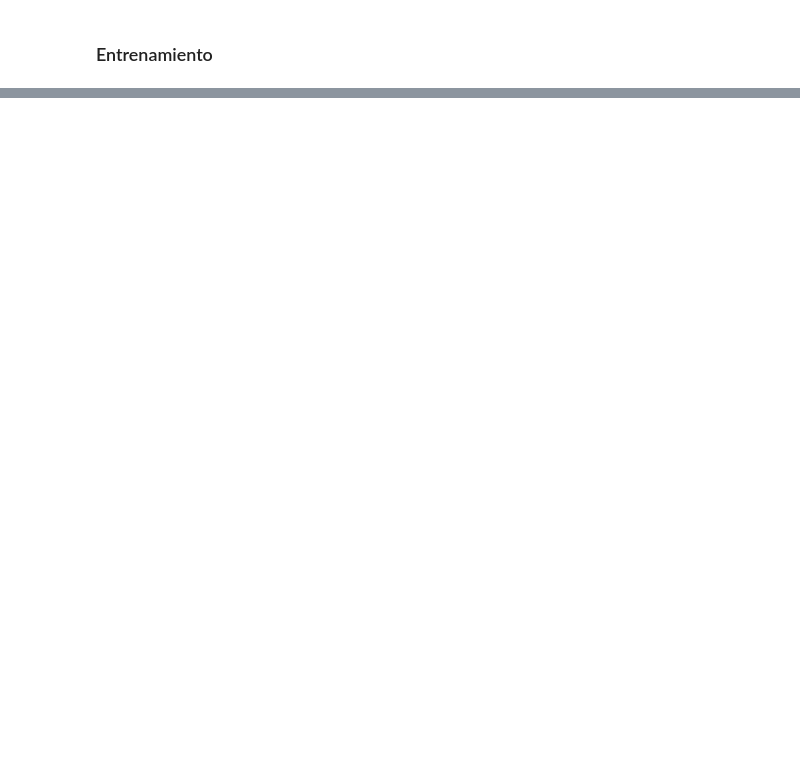
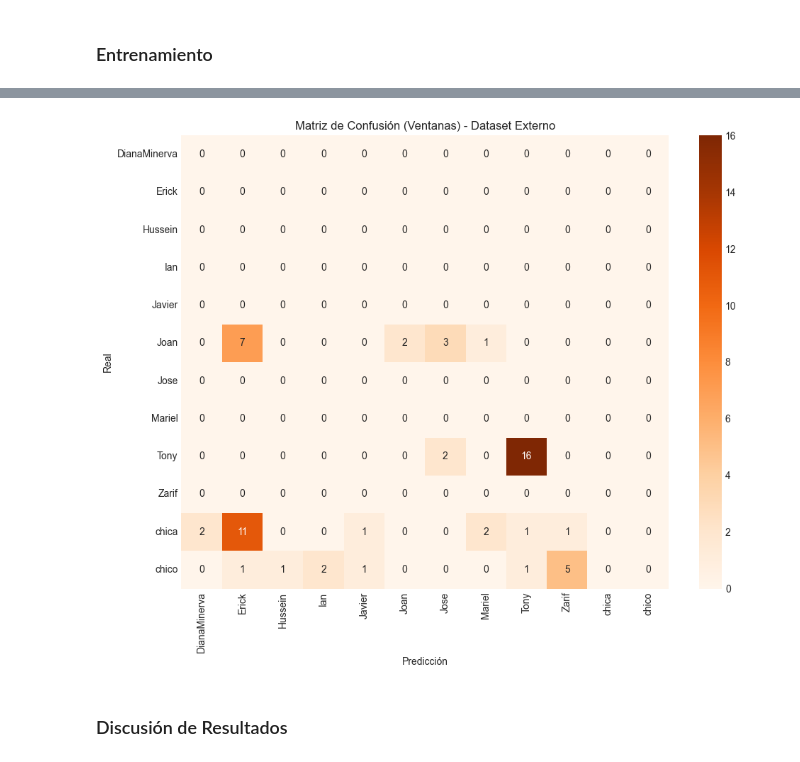
Before and after one commit to zarifleon/CDSI2026, a Jupyter notebook: Practicas/Practica 2 - Imagen/Practica2_LAFZC.ipynb, the cells around one changed output, grey strips where cells are left out. Drawn from its saved outputs; the diff is of its cells as text; code cells hidden in the pictures; blank space fills up the shorter version.

```diff
--- a/Practicas/Practica 2 - Imagen/Practica2_LAFZC.ipynb
+++ b/Practicas/Practica 2 - Imagen/Practica2_LAFZC.ipynb
@@ -967,0 +1302,19 @@ CNN-LSTM: F1-Score = 0.8201
+# %%
+# Metricas por ventana
+y_ext_window_pred_int = np.argmax(probs_ext, axis=1)
+y_ext_window_pred_names = encoder.inverse_transform(y_ext_window_pred_int)
+y_ext_window_real_names = np.array([video_to_label[vid] for vid in video_ids_ext])
+
+total = len(y_ext_window_pred_names)
+aciertos = (y_ext_window_real_names == y_ext_window_pred_names).sum()
+acc_ext = aciertos / total
+
+f1_ext = f1_score(y_ext_window_real_names, y_ext_window_pred_names, average='macro')
+
+print(f"Ventanas Totales: {total}")
+print(f"Ventanas Correctas: {aciertos}")
+print(f"Accuracy por Ventana: {acc_ext:.2%}")
+print(f"F1-Score Macro por Ventana: {f1_ext:.4f}")
+
+print("\nReporte de Clasificación:")
+print(classification_report(y_ext_window_real_names, y_ext_window_pred_names))
@@ -967,0 +1339,23 @@ CNN-LSTM: F1-Score = 0.8201
+# %%
+# Matriz de confusión por ventanas
+all_labels_windows = sorted(set(y_ext_window_real_names.tolist() + y_ext_window_pred_names.tolist()))
+
+cm_ext_win = confusion_matrix(y_ext_window_real_names, y_ext_window_pred_names, labels=all_labels_windows)
+plt.figure(figsize=(10, 8))
+sns.heatmap(
+    cm_ext_win,
+    annot=True,
+    fmt="d",
+    cmap="Oranges",
+    xticklabels=all_labels_windows,
+    yticklabels=all_labels_windows,
+)
+plt.title("Matriz de Confusión (Ventanas) - Dataset Externo")
+plt.xlabel("Predicción")
+plt.ylabel("Real")
+plt.tight_layout()
+plt.show()
+# %% [output]
+[figure, added]
+# %% [markdown]
+### Discusión de Resultados
```
Also changed, not shown: parts of 46 cells of this notebook, 6 other files.
